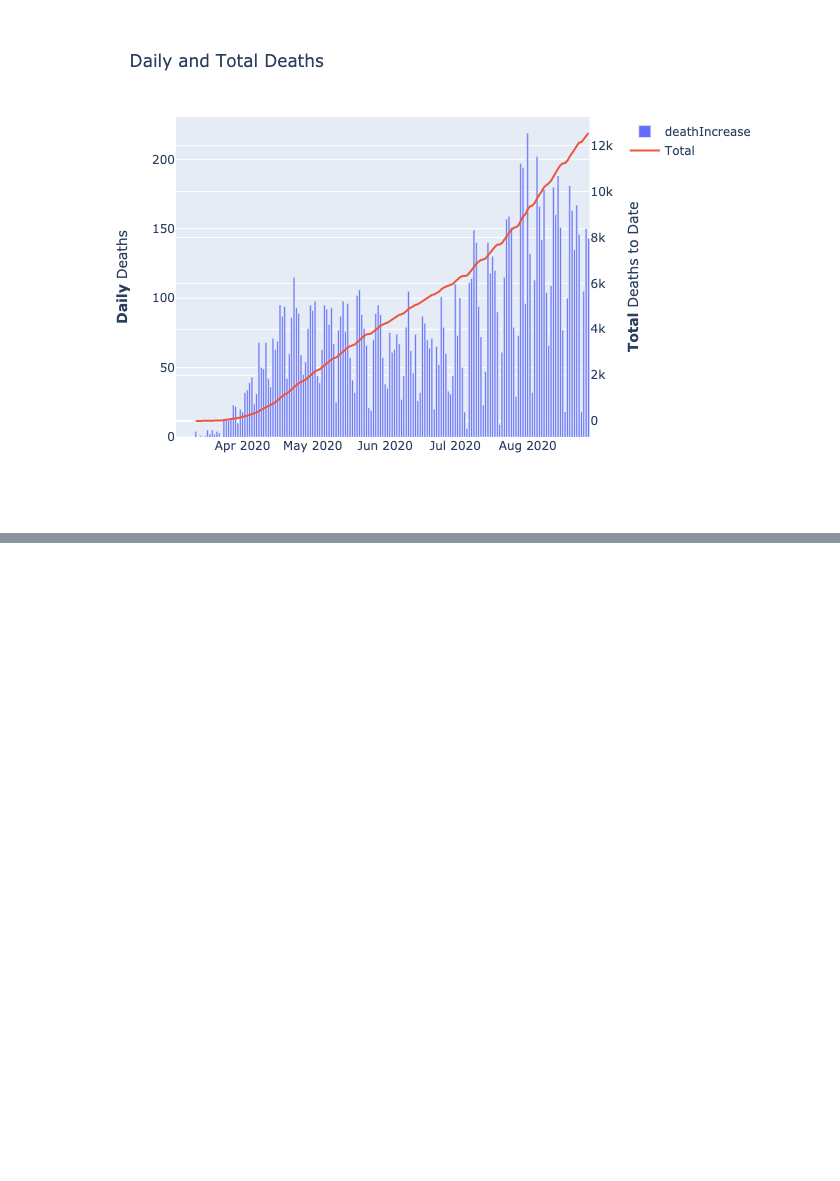
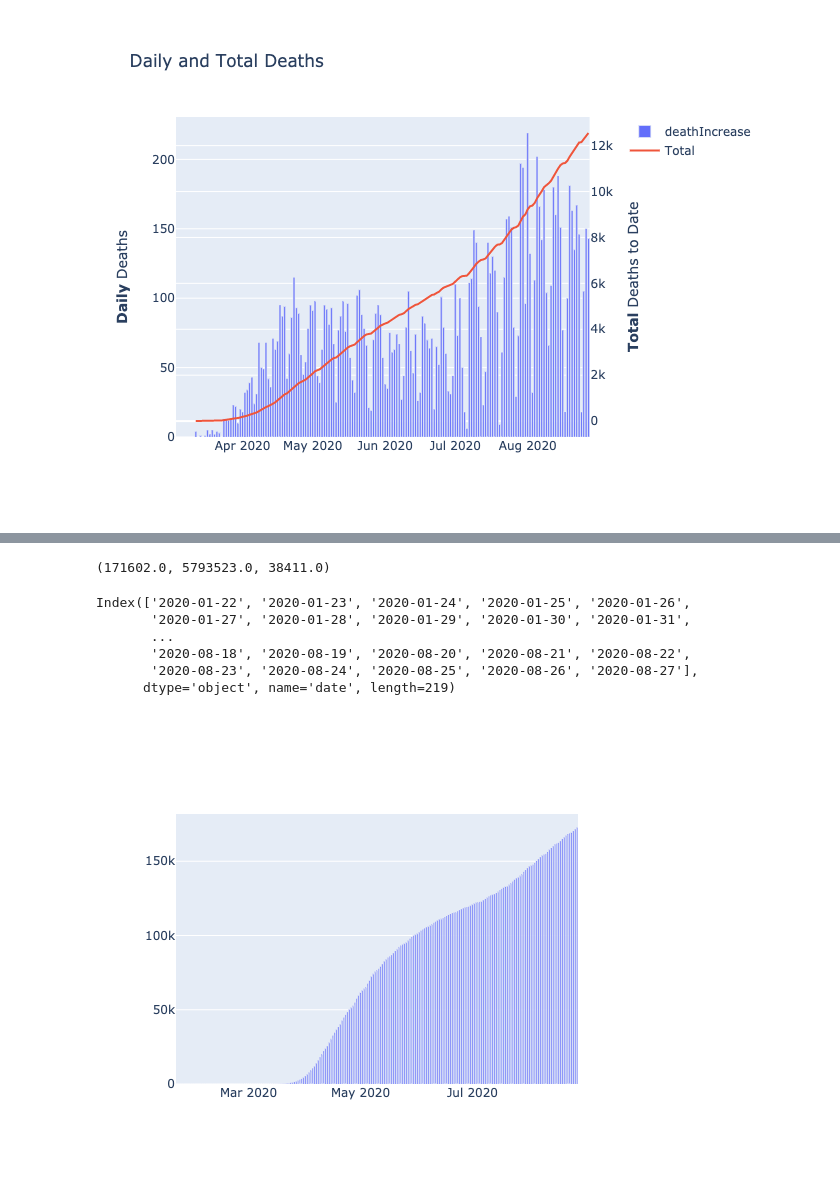
Before and after one commit to DanOvad/covid-hotspots, a Jupyter notebook: redesign.ipynb, the cells around one changed output, grey strips where cells are left out. Saved outputs shown, nothing was run; the diff lists cells and outputs as text; code cells hidden in the pictures; blank space fills up the shorter version.

```diff
--- a/redesign.ipynb
+++ b/redesign.ipynb
@@ -345,0 +350,2 @@ scatter_deaths_states(COVID_STATES_DF, 'CA')
+# %%
+COVID_STATES_DF = data_processing.get_covid_state_data()
@@ -345,0 +476,18 @@ scatter_deaths_states(COVID_STATES_DF, 'CA')
+# %%
+(death, positive, hospitalized_currently)
+# %% [output]
+(171602.0, 5793523.0, 38411.0)
+# %%
+COVID_STATES_DF.groupby(by='date')['positive'].sum().index
+# %% [output]
+Index(['2020-01-22', '2020-01-23', '2020-01-24', '2020-01-25', '2020-01-26',
+       '2020-01-27', '2020-01-28', '2020-01-29', '2020-01-30', '2020-01-31',
+       ...
+       '2020-08-18', '2020-08-19', '2020-08-20', '2020-08-21', '2020-08-22',
+       '2020-08-23', '2020-08-24', '2020-08-25', '2020-08-26', '2020-08-27'],
+      dtype='object', name='date', length=219)
+# %%
+go.Figure(go.Bar(x = COVID_STATES_DF.groupby(by='date')['death'].sum().index,
+    y = COVID_STATES_DF.groupby(by='date')['death'].sum()))
+# %% [output]
+[figure, added]
```
Also changed, not shown: parts of 37 cells of this notebook, 3 other files.
